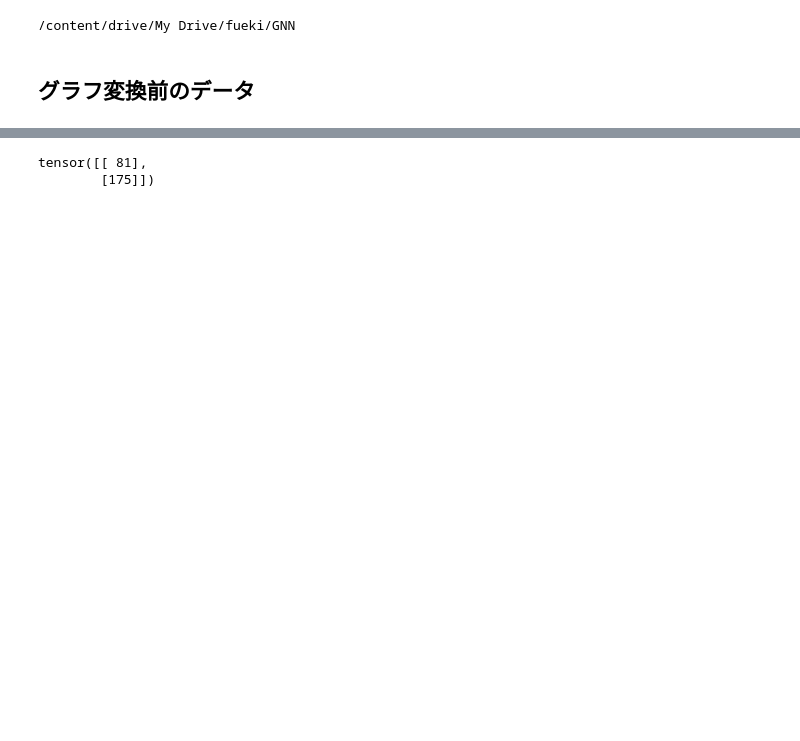
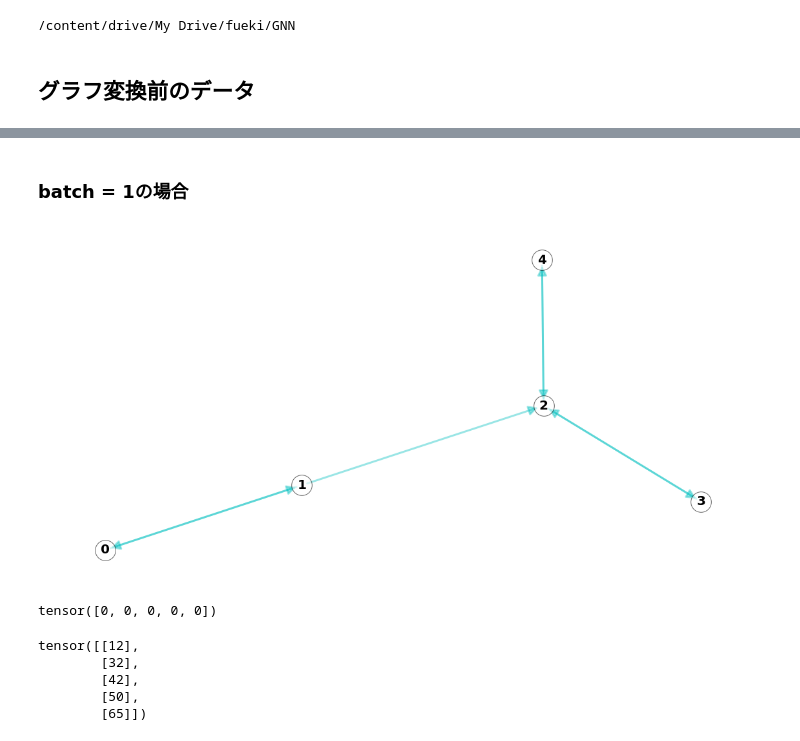
Before and after one commit to plue1011/GNN, a Jupyter notebook: RecSys2015.ipynb, the cells around one changed output, grey strips where cells are left out. Drawn from its saved outputs; the diff is of its cells as text; code cells hidden in the pictures; blank space fills up the shorter version.

```diff
--- a/RecSys2015.ipynb
+++ b/RecSys2015.ipynb
@@ -131,12 +156,38 @@ class RecSysDataset(InMemoryDataset):
 
         data, slices = self.collate(data_list)
         torch.save((data, slices), self.processed_paths[0])
+# %% [markdown]
+### batch = 1の場合
 # %%
 dataset = RecSysDataset(root='/content/drive/My Drive/fueki/GNN/dataset/RecSys',
                         name='/test.dataset',
                         df=df,
                         buy_df=buy_df)
-dataset[3].x
+dataloader = DataLoader(dataset, batch_size=1, shuffle=False)
-# %% [output]
-tensor([[ 81],
-        [175]])
+# %%
+data = next(iter(dataloader))
+# %%
+G = nx.DiGraph()
+G.add_edges_from(data.edge_index.cpu().detach().numpy().T)
+
+plt.figure(figsize=(20, 10))
+plt.axis('off')
+pos = nx.spring_layout(G, k=0.8)
+nx.draw_networkx_nodes(G, pos, node_color="w", alpha=0.6, node_size=1000, edgecolors="k")
+nx.draw_networkx_labels(G, pos, font_size=20, font_weight="bold")
+nx.draw_networkx_edges(G, pos, alpha=0.4, edge_color="c", width=3, arrowsize=30)
+plt.show()
+# %% [output]
+[figure, added]
+# %%
+data.y
+# %% [output]
+tensor([0, 0, 0, 0, 0])
+# %%
+data.x
+# %% [output]
+tensor([[12],
+        [32],
+        [42],
+        [50],
+        [65]])
```
Also changed, not shown: parts of 21 cells of this notebook, 6 other files.
